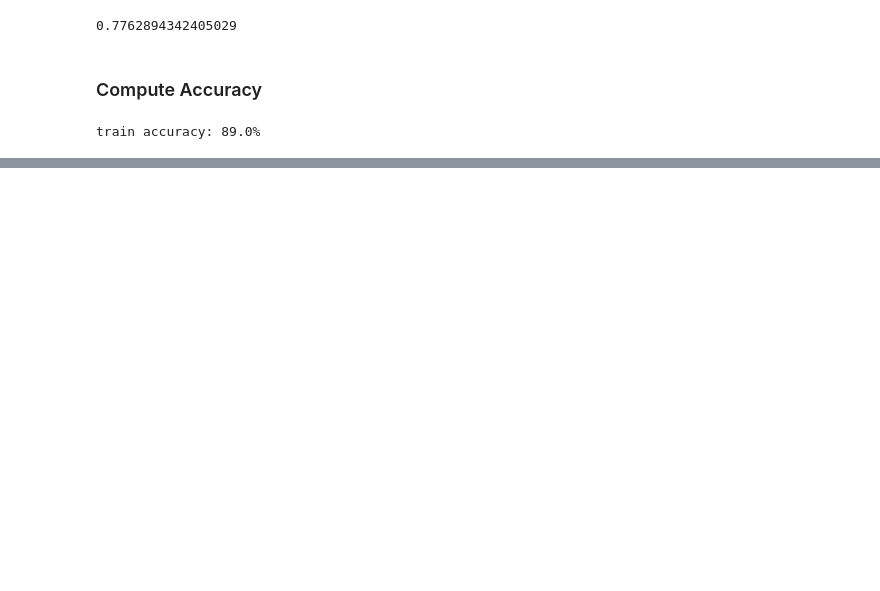
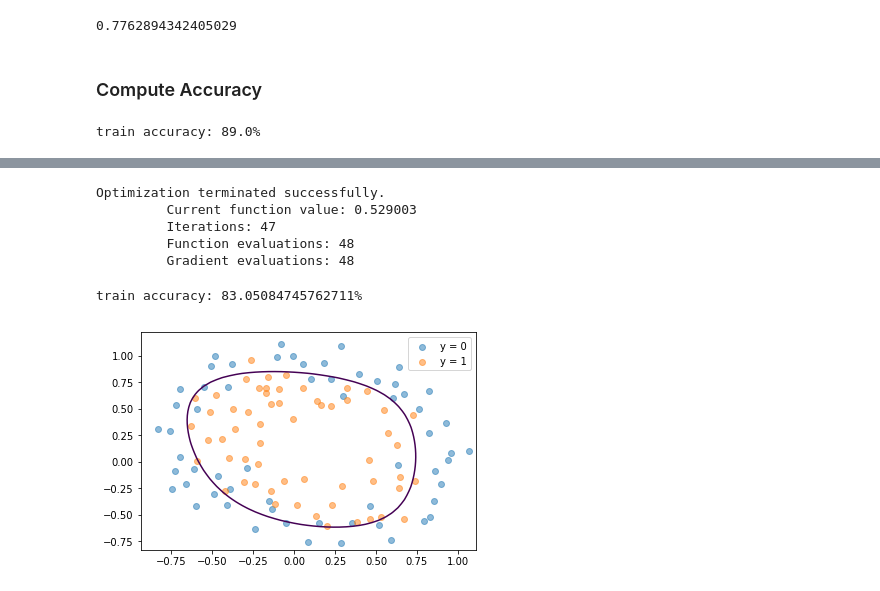
Before and after one commit to podondra/bt-spectraldl, a Jupyter notebook: notebooks/logistic-regression.ipynb, the cells around one changed output, grey strips where cells are left out. Cells and saved outputs as stored; diff of their text form; code cells hidden in the pictures; blank space fills up the shorter version.

```diff
--- a/notebooks/logistic-regression.ipynb
+++ b/notebooks/logistic-regression.ipynb
@@ -195,0 +252,10 @@ train accuracy: 89.0%
+# %%
+def cost_function_reg(theta, X, y, lam):
+    m = y.shape[0]
+    h_theta = sigmoid(X.dot(theta))
+    m_inv = 1 / m
+    J = m_inv * (-y.dot(np.log(h_theta + EPS)) - (1 - y).dot(np.log(1 - h_theta + EPS)))
+    J += (lam / (2 * m)) * np.sum(theta[1:] ** 2)
+    gradient = m_inv * (h_theta - y).dot(X)
+    gradient[1:] += (lam / m) * theta[1:]
+    return J, gradient
@@ -195,0 +287,35 @@ train accuracy: 89.0%
+# %%
+res_2 = minimize(
+    fun=lambda theta: cost_function_reg(theta, X_2, y_2, 1),
+    x0=np.zeros(X_2.shape[1]),
+    jac=True,
+    options={'maxiter': 400, 'disp': True}
+)
+# %% [output]
+Optimization terminated successfully.
+         Current function value: 0.529003
+         Iterations: 47
+         Function evaluations: 48
+         Gradient evaluations: 48
+# %%
+accuracy_2 = np.mean(predict(res_2.x, X_2) == y_2) * 100
+print('train accuracy: {}%'.format(accuracy_2))
+# %% [output]
+train accuracy: 83.05084745762711%
+# %%
+def plot_decision_boudary(theta, X, y):
+    min_val = min(X[:, 0])
+    max_val = max(X[:, 1])
+    u = np.linspace(min_val, max_val)
+    v = np.linspace(min_val, max_val)
+    z = np.zeros((u.shape[0], v.shape[0]))
+    for i in range(u.shape[0]):
+        for j in range(v.shape[0]):
+            z[i, j] = mapFeature(u[i], v[j]).dot(theta)
+    plot_data(X, y, 'y = 0', 'y = 1')
+    plt.legend()
+    plt.contour(u, v, z.T, levels=[0])
+# %%
+plot_decision_boudary(res_2.x, raw_X_2, y_2)
+# %% [output]
+[figure, added]
```
Also changed, not shown: parts of 18 cells of this notebook, 1 other file.
